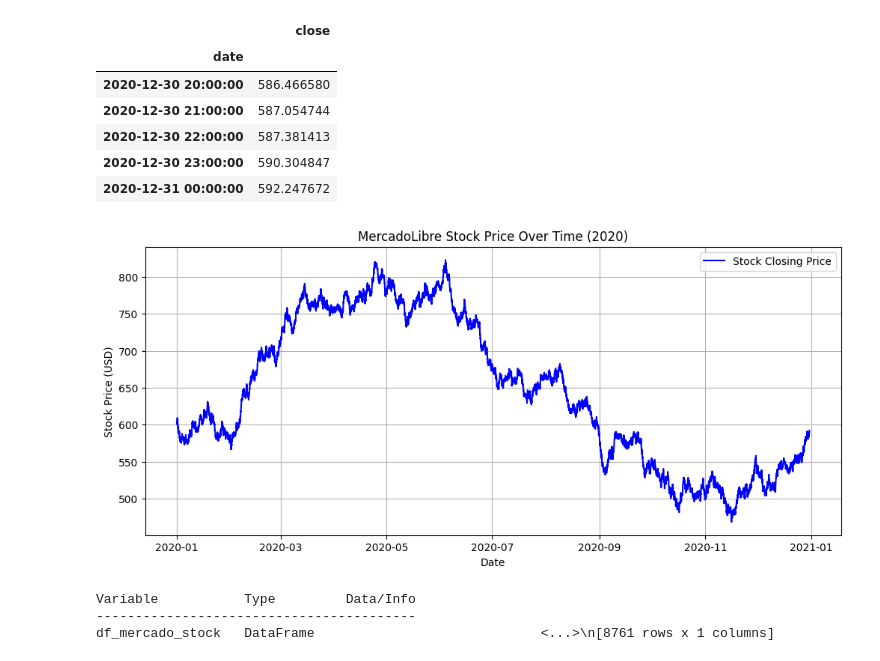
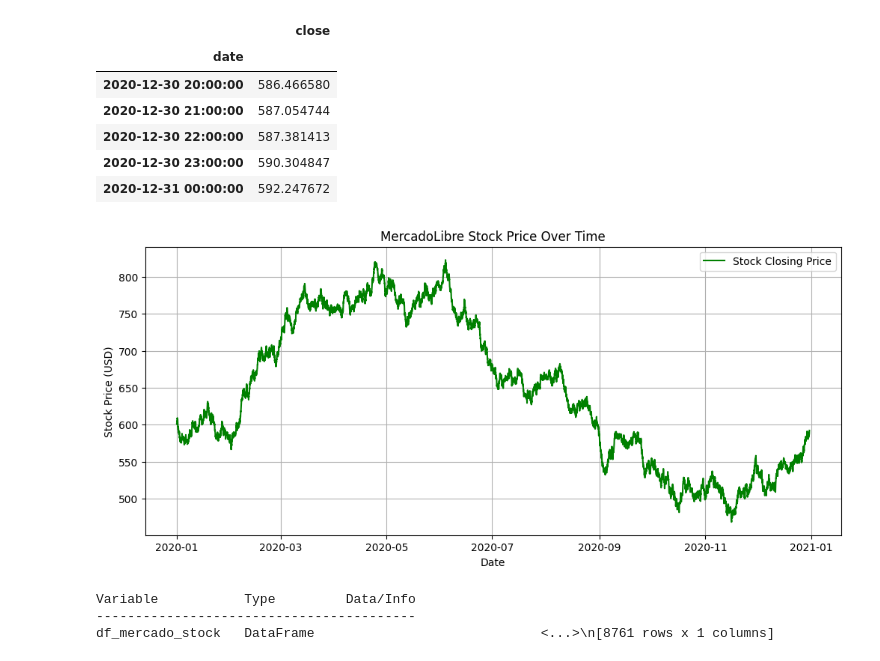
Before and after one commit to Lolosfun7/prophet-challenge, a Jupyter notebook: forecasting_net_prophet.ipynb, the cells around one changed output. Cells and saved outputs as stored; diff of their text form; code cells hidden in the pictures.

```diff
--- a/forecasting_net_prophet.ipynb
+++ b/forecasting_net_prophet.ipynb
@@ -202,20 +256,17 @@ import pandas as pd
 import numpy as np  # Needed for generating fake data
 import matplotlib.pyplot as plt  # Needed for plotting
 # %%
-#Using fake stock price data
 import pandas as pd
 import numpy as np
 
-#Hourly
-date_rng = pd.date_range(start="2020-01-01", end="2020-12-31", freq="H")
+# Create a date range from Jan 1, 2020, to Dec 31, 2020 (hourly)
+date_rng = pd.date_range(start="2020-01-01", end="2020-12-31", freq="h")  # Fixed deprecated 'H' to 'h'
 
-#Fake stock prices starting at $600
-#Ensure reproductibility
-#Simulated stock price movements
-np.random.seed(42)
-stock_prices = 600 + np.cumsum(np.random.randn(len(date_rng)) * 2)
+# Generate fake stock prices starting at $600 with random fluctuations
+np.random.seed(42)  # Ensures reproducibility
+stock_prices = 600 + np.cumsum(np.random.randn(len(date_rng)) * 2)  # Simulated stock price movements
 
-# Create a DataFrame
+# Create DataFrame
 df_mercado_stock = pd.DataFrame({"date": date_rng, "close": stock_prices})
 
 # Set 'date' as index
@@ -241,15 +294,15 @@ display(df_mercado_stock.head(), df_mercado_stock.tail())
 # %%
 # Visualize the closing price of the df_mercado_stock DataFrame
 plt.figure(figsize=(12, 5))
-plt.plot(df_mercado_stock.index, df_mercado_stock["close"], color="blue", label="Stock Closing Price")
-plt.title("MercadoLibre Stock Price Over Time (2020)")
+plt.plot(df_mercado_stock.index, df_mercado_stock["close"], color="green", label="Stock Closing Price")
+plt.title("MercadoLibre Stock Price Over Time")
 plt.xlabel("Date")
 plt.ylabel("Stock Price (USD)")
 plt.legend()
 plt.grid()
 plt.show()
 # %% [output]
-[figure, old version]
+[figure, new version]
 # %%
 %whos DataFrame
 # %% [output]
```
Also changed, not shown: parts of 37 cells of this notebook.
